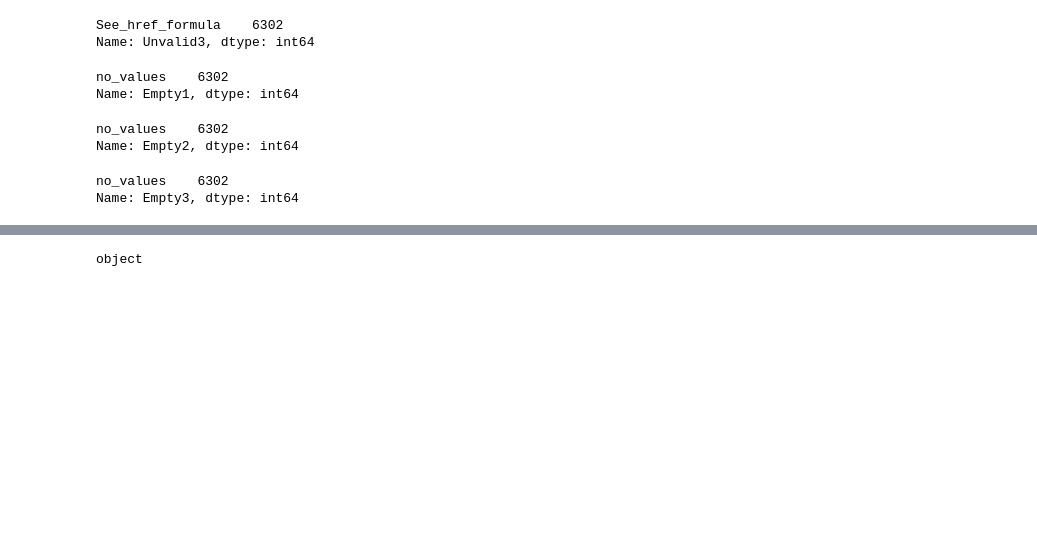
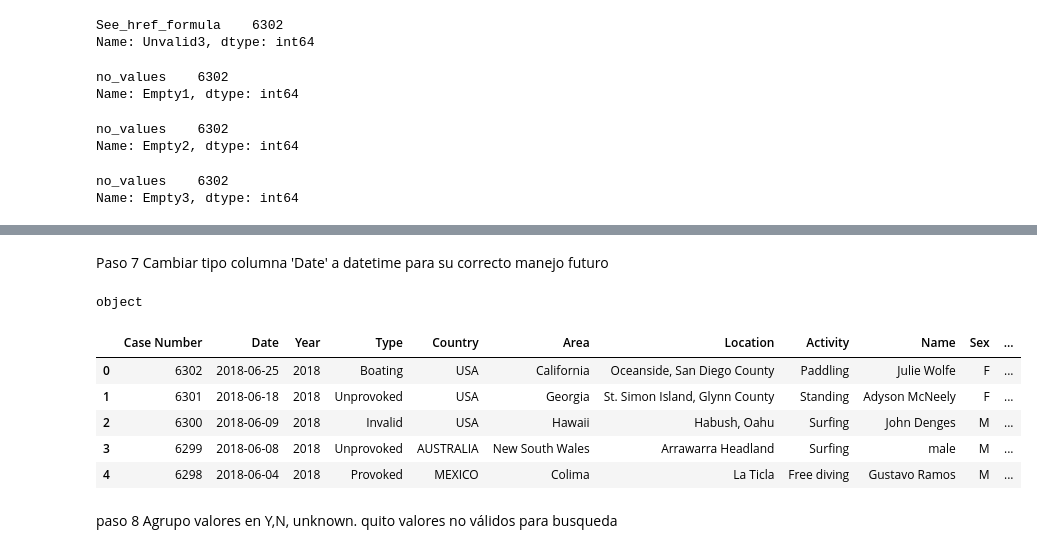
Before and after one commit to Carlosclementegarcia/PROYECTO-SHARKS-CARLOS, a Jupyter notebook: YOUR-CODE/Untitled-1.ipynb, the cells around one changed output, grey strips where cells are left out. Drawn from its saved outputs; the diff is of its cells as text; code cells hidden in the pictures; blank space fills up the shorter version.

Commit message:
paso 8

```diff
--- a/YOUR-CODE/Untitled-1.ipynb
+++ b/YOUR-CODE/Untitled-1.ipynb
@@ -243,4 +210,6 @@ df.head()
 | 2 | 6300 | 09-Jun-2018 | 2018 | Invalid | USA | Hawaii | Habush, Oahu | Surfing | John Denges | M | ... |
 | 3 | 6299 | 08-Jun-2018 | 2018 | Unprovoked | AUSTRALIA | New South Wales | Arrawarra Headland | Surfing | male | M | ... |
 | 4 | 6298 | 04-Jun-2018 | 2018 | Provoked | MEXICO | Colima | La Ticla | Free diving | Gustavo Ramos | M | ... |
+# %% [markdown]
+Paso 7 Cambiar tipo columna 'Date' a datetime para su correcto manejo futuro
 # %%
@@ -253,3 +222,13 @@ from datetime import date
 from datetime import datetime
 # %%
-df['Date'] = pd.to_datetime(df['Date'],errors='coerce')
+df['Date'] = pd.to_datetime(df['Date'],errors='coerce') #cambio de un tipo a otro
+df.head()
+# %% [output]
+|  | Case Number | Date | Year | Type | Country | Area | Location | Activity | Name | Sex | ... |
+| 0 | 6302 | 2018-06-25 | 2018 | Boating | USA | California | Oceanside, San Diego County | Paddling | Julie Wolfe | F | ... |
+| 1 | 6301 | 2018-06-18 | 2018 | Unprovoked | USA | Georgia | St. Simon Island, Glynn County | Standing | Adyson McNeely | F | ... |
+| 2 | 6300 | 2018-06-09 | 2018 | Invalid | USA | Hawaii | Habush, Oahu | Surfing | John Denges | M | ... |
+| 3 | 6299 | 2018-06-08 | 2018 | Unprovoked | AUSTRALIA | New South Wales | Arrawarra Headland | Surfing | male | M | ... |
+| 4 | 6298 | 2018-06-04 | 2018 | Provoked | MEXICO | Colima | La Ticla | Free diving | Gustavo Ramos | M | ... |
+# %% [markdown]
+paso 8 Agrupo valores en Y,N, unknown. quito valores no válidos para busqueda
```
Also changed, not shown: parts of 9 cells of this notebook.
